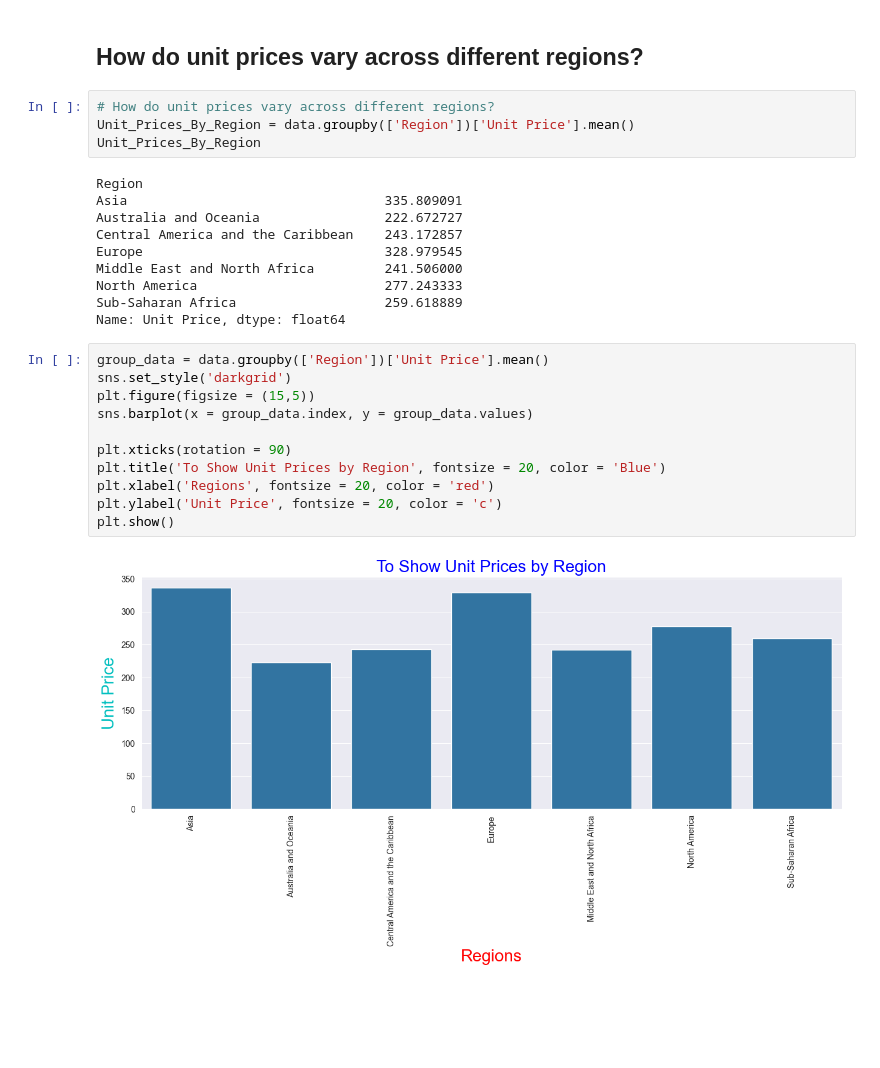
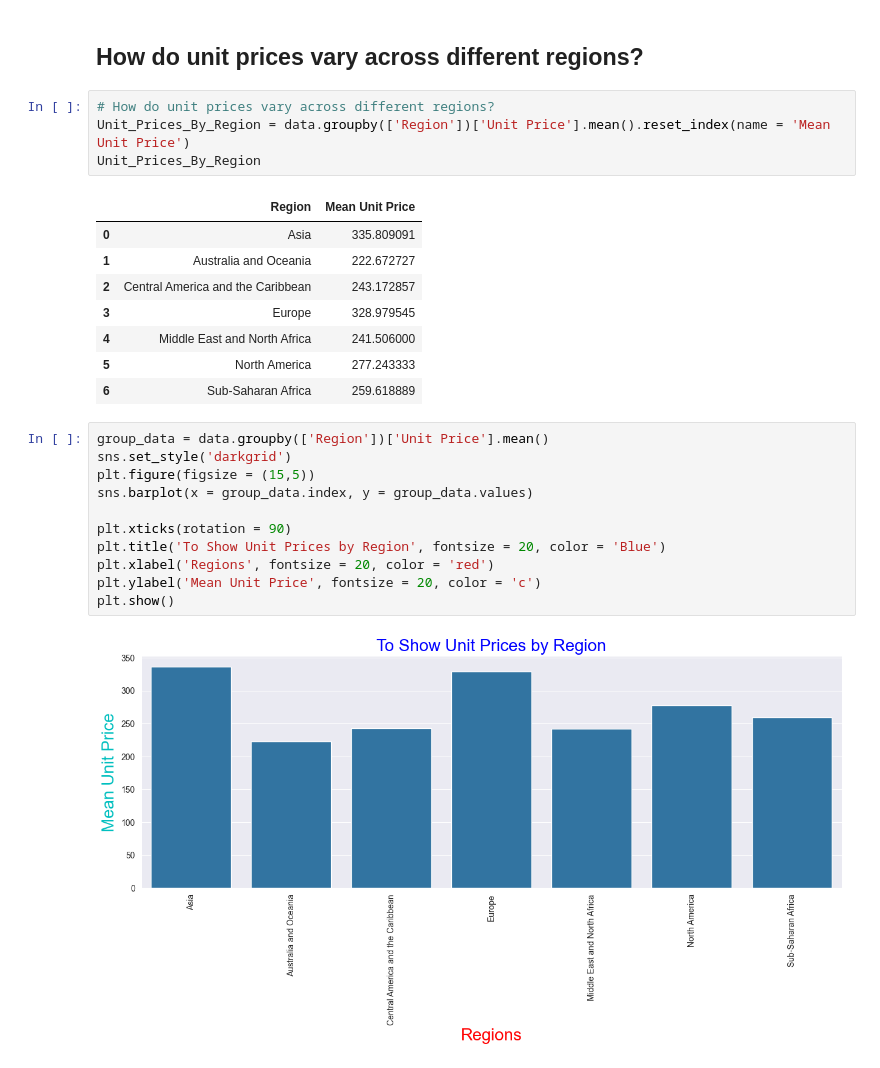
Before and after one commit to gdprasad1201/Amazon-Sales-Data-Analytics-Mini-Project, a Jupyter notebook: sales.ipynb, the cells around one changed output. Drawn from its saved outputs; the diff is of its cells as text; blank space fills up the shorter version.

```diff
--- a/sales.ipynb
+++ b/sales.ipynb
@@ -385,28 +384,27 @@ plt.show()
 ## How do unit prices vary across different regions?
 # %%
 # How do unit prices vary across different regions?
-Unit_Prices_By_Region = data.groupby(['Region'])['Unit Price'].mean()
+Unit_Prices_By_Region = data.groupby(['Region'])['Unit Price'].mean().reset_index(name = 'Mean Unit Price')
 Unit_Prices_By_Region
 # %% [output]
-Region
-Asia                                 335.809091
-Australia and Oceania                222.672727
-Central America and the Caribbean    243.172857
-Europe                               328.979545
-Middle East and North Africa         241.506000
-North America                        277.243333
-Sub-Saharan Africa                   259.618889
-Name: Unit Price, dtype: float64
+|  | Region | Mean Unit Price |
+| 0 | Asia | 335.809091 |
+| 1 | Australia and Oceania | 222.672727 |
+| 2 | Central America and the Caribbean | 243.172857 |
+| 3 | Europe | 328.979545 |
+| 4 | Middle East and North Africa | 241.506000 |
+| 5 | North America | 277.243333 |
+| 6 | Sub-Saharan Africa | 259.618889 |
 # %%
 group_data = data.groupby(['Region'])['Unit Price'].mean()
 sns.set_style('darkgrid')
 plt.figure(figsize = (15,5))
 sns.barplot(x = group_data.index, y = group_data.values)
 
 plt.xticks(rotation = 90)
 plt.title('To Show Unit Prices by Region', fontsize = 20, color = 'Blue')
 plt.xlabel('Regions', fontsize = 20, color = 'red')
-plt.ylabel('Unit Price', fontsize = 20, color = 'c')
+plt.ylabel('Mean Unit Price', fontsize = 20, color = 'c')
 plt.show()
 # %% [output]
-[figure, old version]
+[figure, new version]
```
Also changed, not shown: parts of 1 cell of this notebook.
